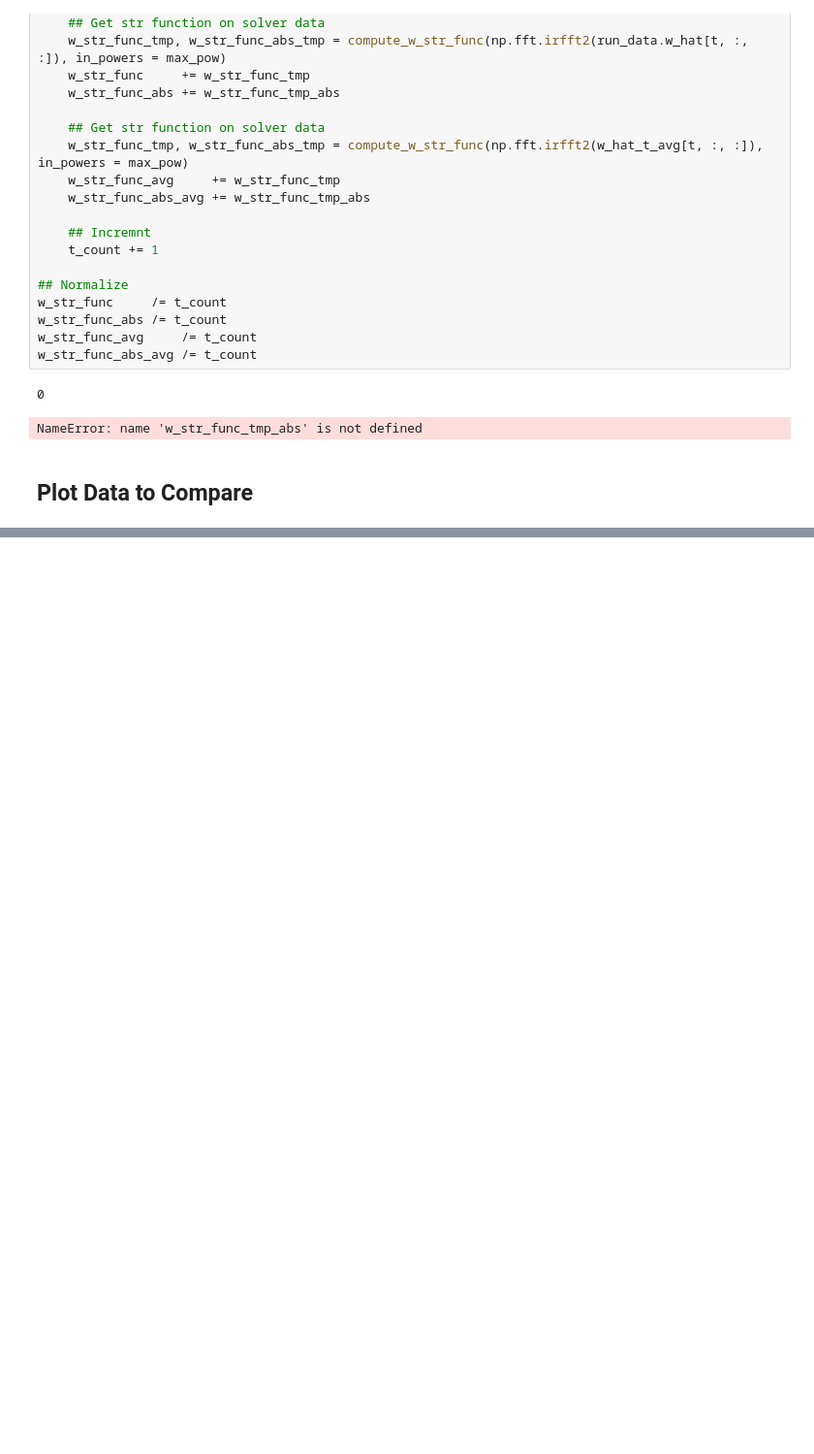
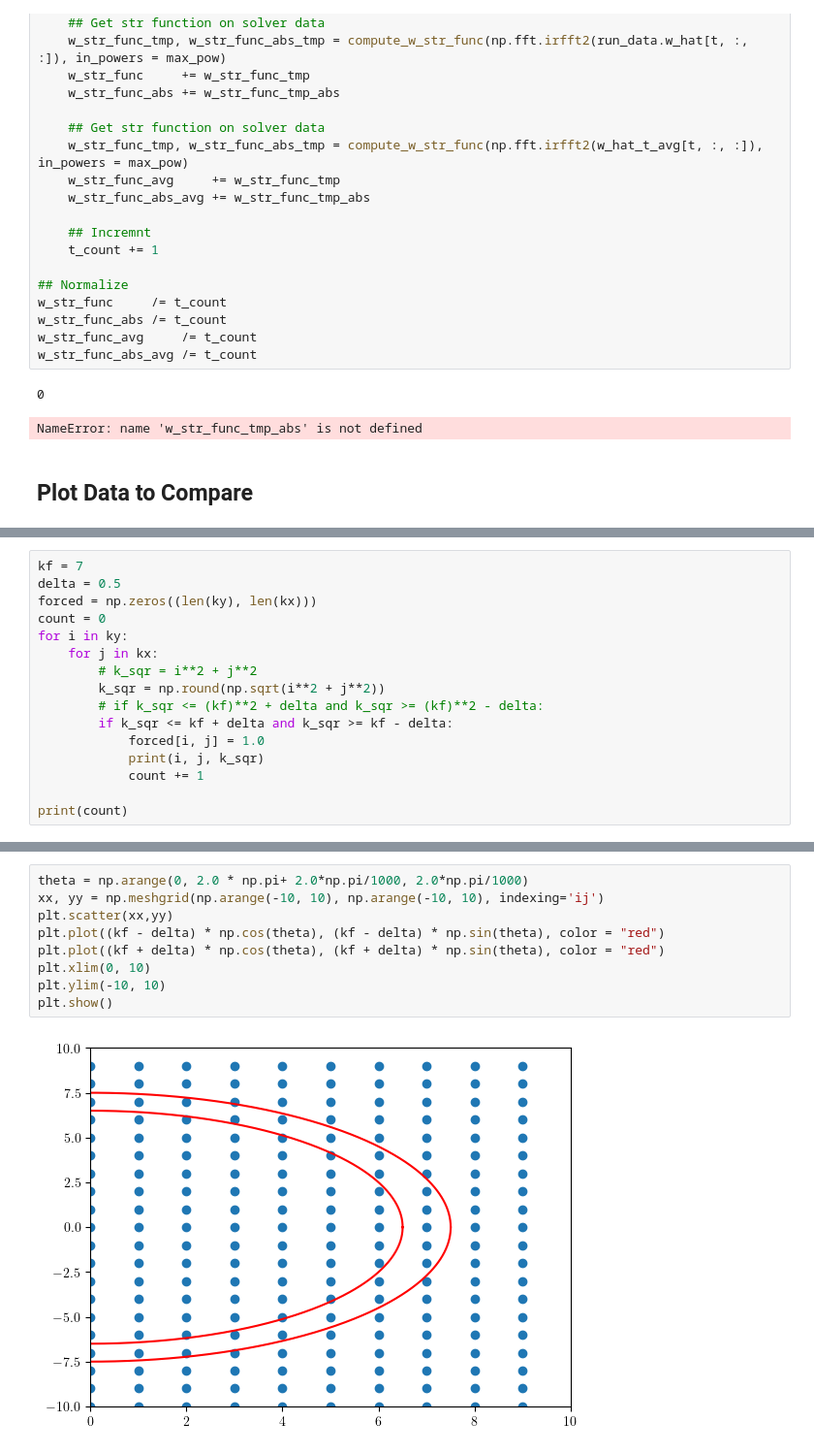
Before and after one commit to EndCar808/2D-Navier-Stokes, a Jupyter notebook: Plotting/PhaseStats.ipynb, the cells around one changed output, grey strips where cells are left out. Shown at 97% size. Saved outputs shown, nothing was run; the diff lists cells and outputs as text; blank space fills up the shorter version.

```diff
--- a/Plotting/PhaseStats.ipynb
+++ b/Plotting/PhaseStats.ipynb
@@ -219,0 +230,16 @@ NameError: name 'w_str_func_tmp_abs' is not defined
+# %%
+kf = 7
+delta = 0.5
+forced = np.zeros((len(ky), len(kx)))
+count = 0
+for i in ky:
+    for j in kx:
+        # k_sqr = i**2 + j**2
+        k_sqr = np.round(np.sqrt(i**2 + j**2))
+        # if k_sqr <= (kf)**2 + delta and k_sqr >= (kf)**2 - delta:
+        if k_sqr <= kf + delta and k_sqr >= kf - delta:
+            forced[i, j] = 1.0
+            print(i, j, k_sqr)
+            count += 1
+
+print(count)
@@ -219,0 +286,11 @@ NameError: name 'w_str_func_tmp_abs' is not defined
+# %%
+theta = np.arange(0, 2.0 * np.pi+ 2.0*np.pi/1000, 2.0*np.pi/1000)
+xx, yy = np.meshgrid(np.arange(-10, 10), np.arange(-10, 10), indexing='ij')
+plt.scatter(xx,yy)
+plt.plot((kf - delta) * np.cos(theta), (kf - delta) * np.sin(theta), color = "red")
+plt.plot((kf + delta) * np.cos(theta), (kf + delta) * np.sin(theta), color = "red")
+plt.xlim(0, 10)
+plt.ylim(-10, 10)
+plt.show()
+# %% [output]
+[figure, added]
```
Also changed, not shown: parts of 4 cells of this notebook, 14 other files.
